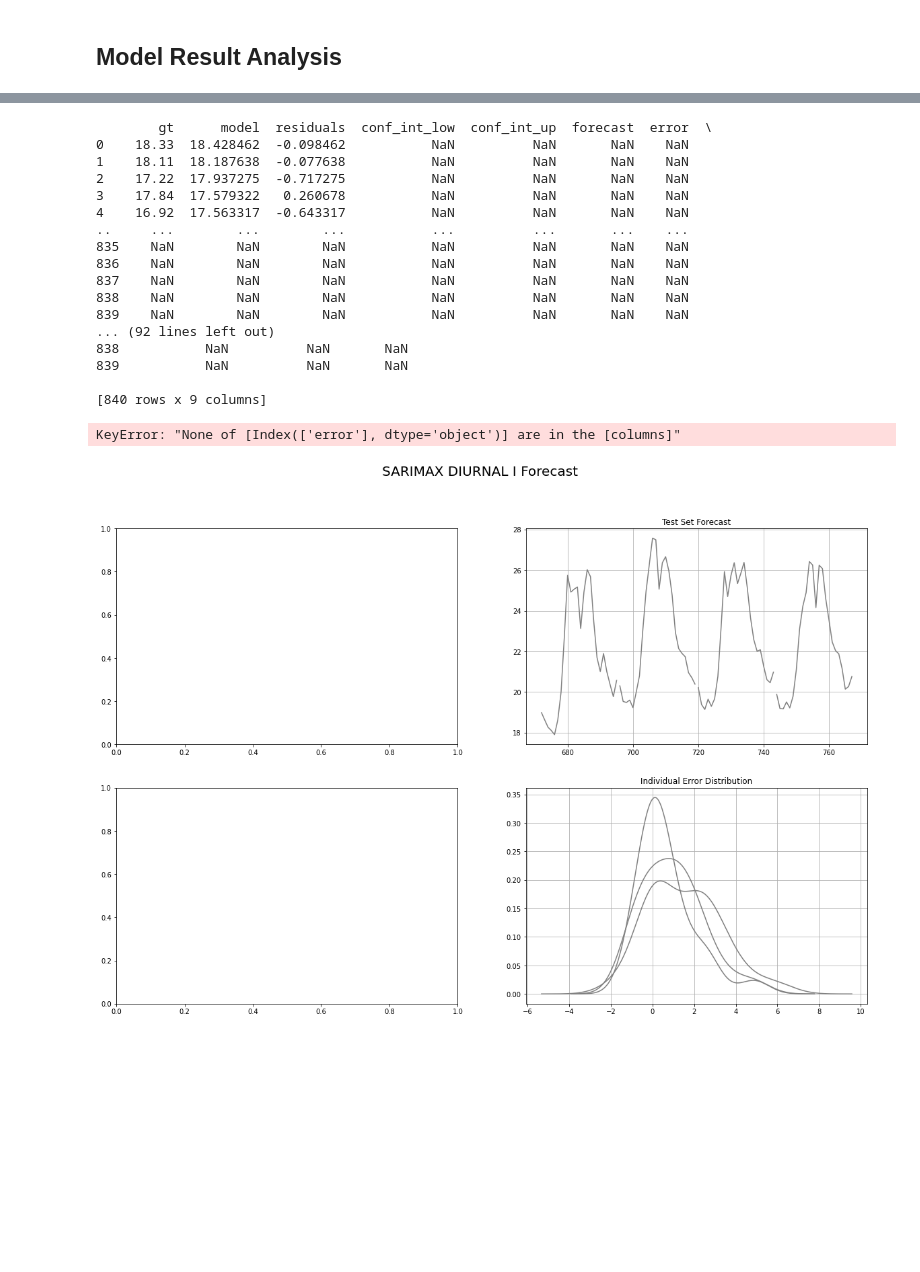
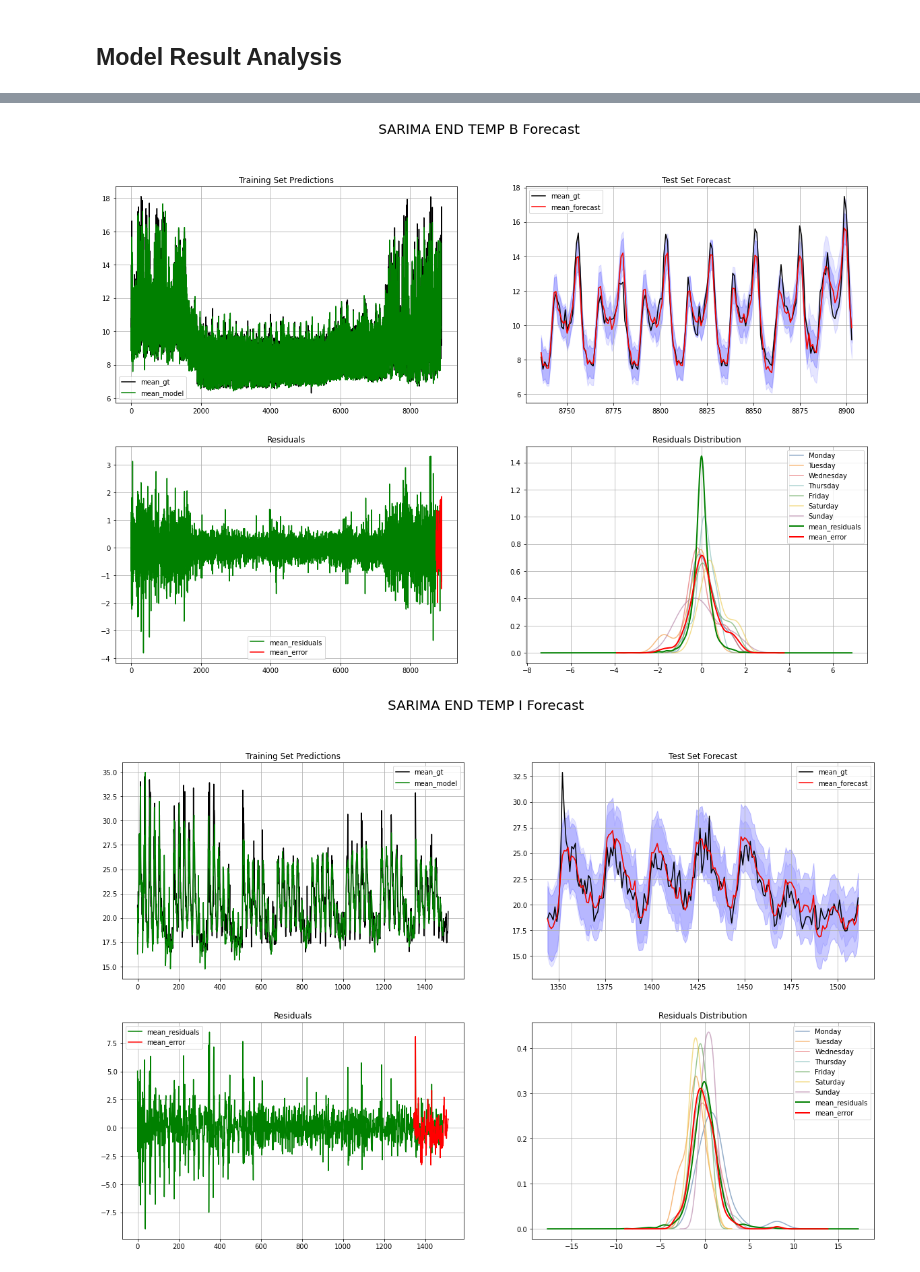
Before and after one commit to oscarwoodi/water-demand-forecasting-neural-networks, a Jupyter notebook: src/results.ipynb, the cells around one changed output, grey strips where cells are left out. Drawn from its saved outputs; the diff is of its cells as text; code cells hidden in the pictures; blank space fills up the shorter version.

```diff
--- a/src/results.ipynb
+++ b/src/results.ipynb
@@ -170,25 +203,8 @@ forecast_df
 # %%
 # plotting extended foecast and multiple cross validations
-experiment = 'SARIMAX DIURNAL'
+experiment = 'SARIMA END TEMP'
 plot_df = forecast_datasets[experiment].keys()
 plot_multi_model_evaluation(forecast_datasets, experiment=experiment)
 # %% [output]
-        gt      model  residuals  conf_int_low  conf_int_up  forecast  error  \
-0    18.33  18.428462  -0.098462           NaN          NaN       NaN    NaN
-1    18.11  18.187638  -0.077638           NaN          NaN       NaN    NaN
-2    17.22  17.937275  -0.717275           NaN          NaN       NaN    NaN
-3    17.84  17.579322   0.260678           NaN          NaN       NaN    NaN
-4    16.92  17.563317  -0.643317           NaN          NaN       NaN    NaN
-..     ...        ...        ...           ...          ...       ...    ...
-835    NaN        NaN        NaN           NaN          NaN       NaN    NaN
-836    NaN        NaN        NaN           NaN          NaN       NaN    NaN
-837    NaN        NaN        NaN           NaN          NaN       NaN    NaN
-838    NaN        NaN        NaN           NaN          NaN       NaN    NaN
-839    NaN        NaN        NaN           NaN          NaN       NaN    NaN
-... (92 lines left out)
-838           NaN          NaN       NaN
-839           NaN          NaN       NaN
-
-[840 rows x 9 columns]
-KeyError: "None of [Index(['error'], dtype='object')] are in the [columns]"
-[figure, old version]
+[figure, new version]
+[figure, added]
```
Also changed, not shown: parts of 12 cells of this notebook, 12 other files.
